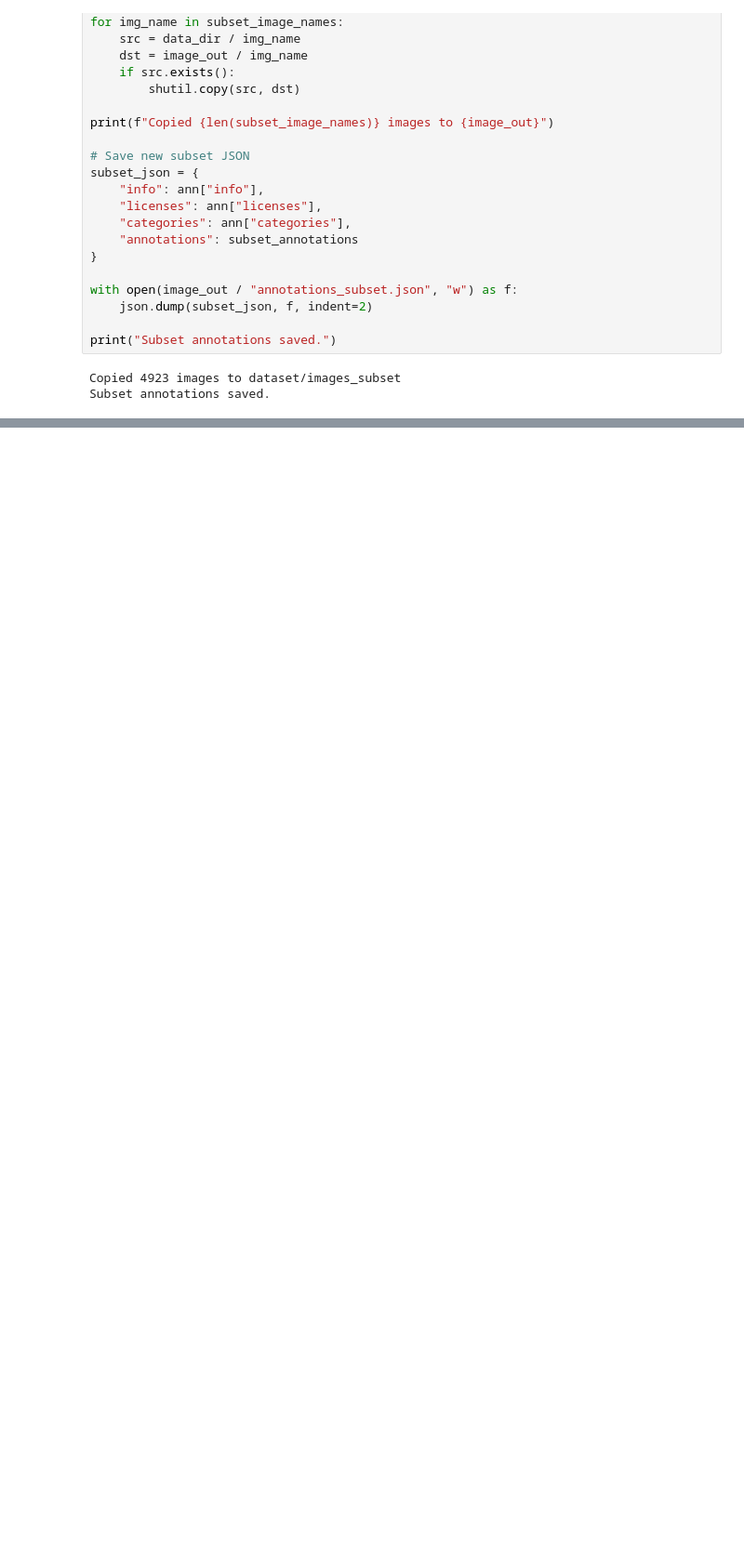
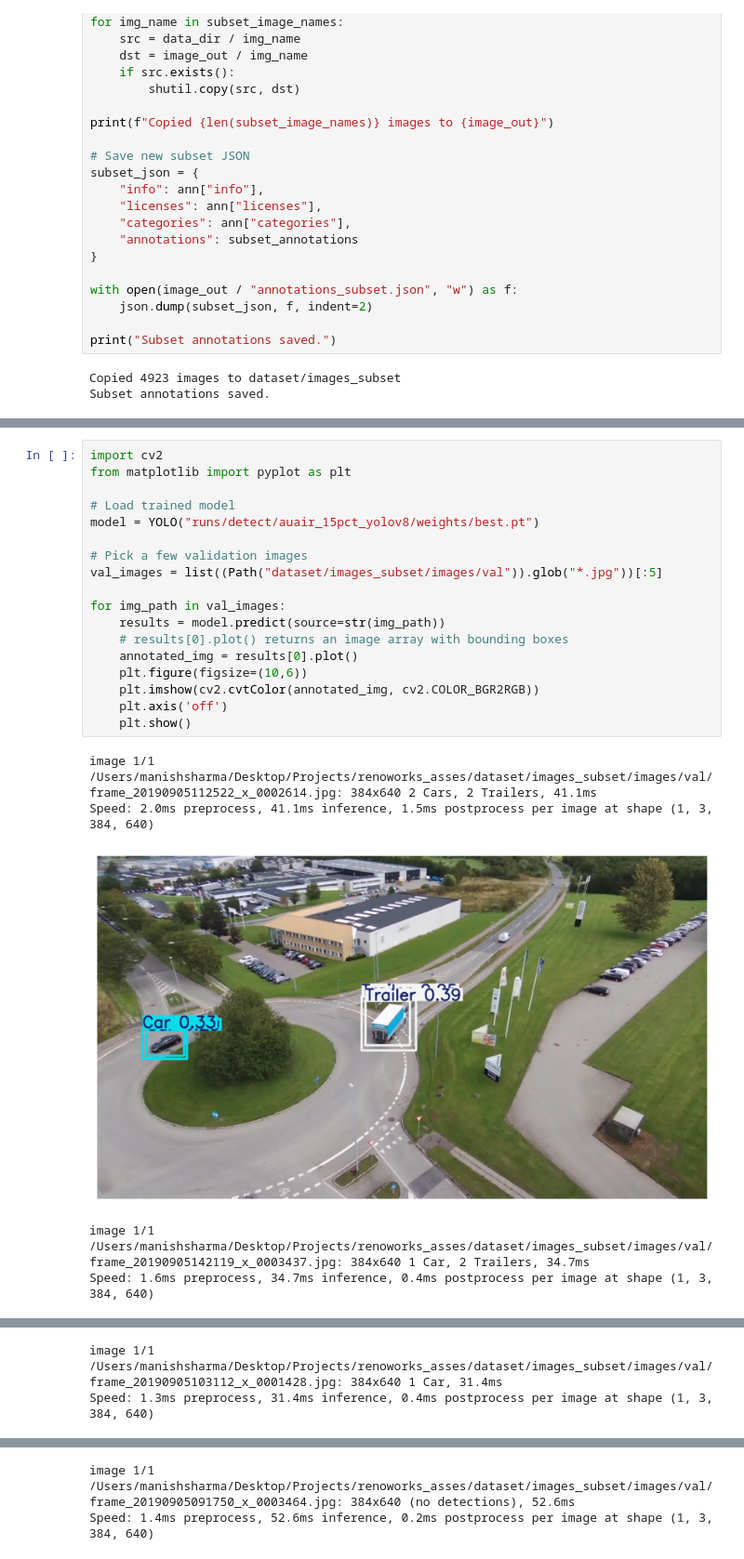
Before and after one commit to tatusharma/aerial_training, a Jupyter notebook: aerial_detection.ipynb, the cells around one changed output, grey strips where cells are left out. Shown at 93% size. Saved outputs shown, nothing was run; the diff lists cells and outputs as text; blank space fills up the shorter version.

```diff
--- a/aerial_detection.ipynb
+++ b/aerial_detection.ipynb
@@ -220,0 +412,24 @@ YOLO labels created in data/yolo/labels_all
+# %%
+import cv2
+from matplotlib import pyplot as plt
+
+# Load trained model
+model = YOLO("runs/detect/auair_15pct_yolov8/weights/best.pt")
+
+# Pick a few validation images
+val_images = list((Path("dataset/images_subset/images/val")).glob("*.jpg"))[:5]
+
+for img_path in val_images:
+    results = model.predict(source=str(img_path))
+    # results[0].plot() returns an image array with bounding boxes
+    annotated_img = results[0].plot()
+    plt.figure(figsize=(10,6))
+    plt.imshow(cv2.cvtColor(annotated_img, cv2.COLOR_BGR2RGB))
+    plt.axis('off')
+    plt.show()
+# %% [output]
+image 1/1 /Users/manishsharma/Desktop/Projects/renoworks_asses/dataset/images_subset/images/val/frame_20190905112522_x_0002614.jpg: 384x640 2 Cars, 2 Trailers, 41.1ms
+Speed: 2.0ms preprocess, 41.1ms inference, 1.5ms postprocess per image at shape (1, 3, 384, 640)
+[figure, added]
+image 1/1 /Users/manishsharma/Desktop/Projects/renoworks_asses/dataset/images_subset/images/val/frame_20190905142119_x_0003437.jpg: 384x640 1 Car, 2 Trailers, 34.7ms
+Speed: 1.6ms preprocess, 34.7ms inference, 0.4ms postprocess per image at shape (1, 3, 384, 640)
@@ -220,0 +437,2 @@ YOLO labels created in data/yolo/labels_all
+image 1/1 /Users/manishsharma/Desktop/Projects/renoworks_asses/dataset/images_subset/images/val/frame_20190905103112_x_0001428.jpg: 384x640 1 Car, 31.4ms
+Speed: 1.3ms preprocess, 31.4ms inference, 0.4ms postprocess per image at shape (1, 3, 384, 640)
@@ -220,0 +440,2 @@ YOLO labels created in data/yolo/labels_all
+image 1/1 /Users/manishsharma/Desktop/Projects/renoworks_asses/dataset/images_subset/images/val/frame_20190905091750_x_0003464.jpg: 384x640 (no detections), 52.6ms
+Speed: 1.4ms preprocess, 52.6ms inference, 0.2ms postprocess per image at shape (1, 3, 384, 640)
```
Also changed, not shown: parts of 8 cells of this notebook.
